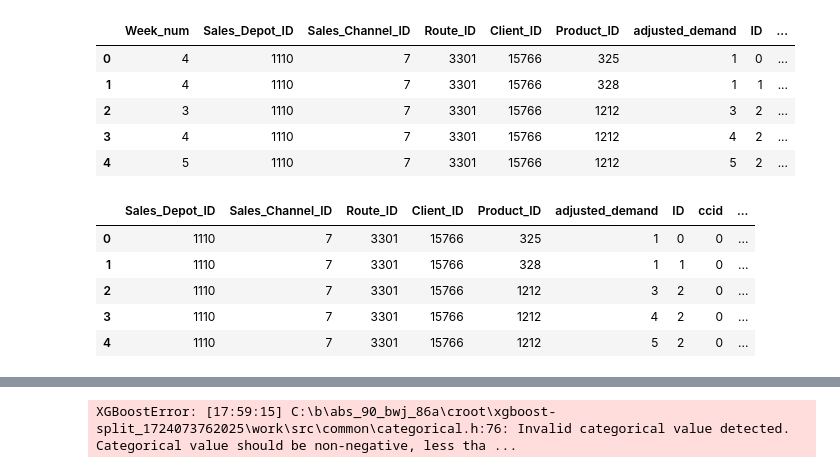
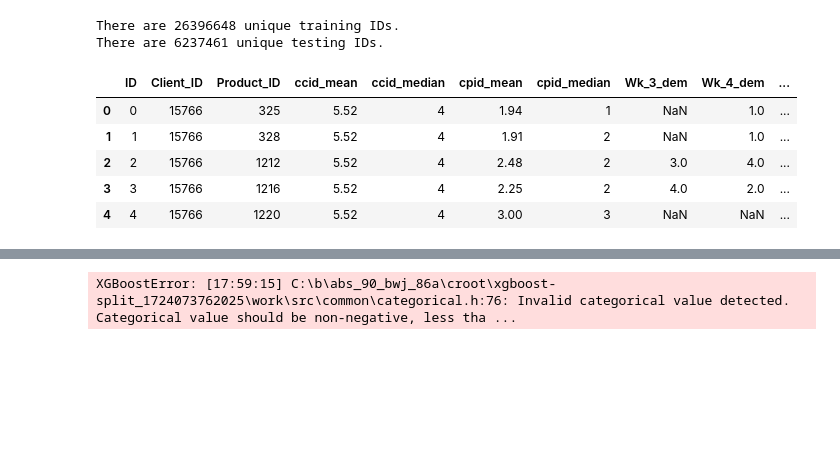
Before and after one commit to ElliotBlackstone/EWinter25_Product_Inventory, a Jupyter notebook: xgboost_EB.ipynb, the cells around one changed output, grey strips where cells are left out. Cells and saved outputs as stored; diff of their text form; code cells hidden in the pictures; blank space fills up the shorter version.

```diff
--- a/xgboost_EB.ipynb
+++ b/xgboost_EB.ipynb
@@ -96,20 +114,31 @@ del testagg
+# %%
+print("There are", len(train['ID'].unique()), "unique training IDs.")
+print("There are", len(test['ID'].unique()), "unique testing IDs.")
+# %% [output]
+There are 26396648 unique training IDs.
+There are 6237461 unique testing IDs.
+# %%
+# create training data based on ID in order to use lagged adjusted demand
+trainIDdf = pd.DataFrame()
+
+trainIDdf = train[['ID', 'Client_ID', 'Product_ID', 'ccid_mean', 'ccid_median', 'cpid_mean', 'cpid_median']].drop_duplicates(subset='ID', keep='first').reset_index(drop=True)
+
+# get adjusted demand for the week for each ID
+for j in [3,4,5,6,7,8,9]:
+    wkmap = pd.Series(train[train['Week_num'] == j].set_index('ID')['adjusted_demand'], index=train['ID'].unique()).to_dict()
+    trainIDdf[f'Wk_{j}_dem'] = trainIDdf['ID'].map(wkmap)
+
+trainIDdf['ID'] = trainIDdf['ID'].astype('category')
+trainIDdf['Client_ID'] = trainIDdf['Client_ID'].astype('category')
+trainIDdf['Product_ID'] = trainIDdf['Product_ID'].astype('category')
+
+trainIDdf.head()
+# %% [output]
+|  | ID | Client_ID | Product_ID | ccid_mean | ccid_median | cpid_mean | cpid_median | Wk_3_dem | Wk_4_dem | ... |
+| 0 | 0 | 15766 | 325 | 5.52 | 4 | 1.94 | 1 | NaN | 1.0 | ... |
+| 1 | 1 | 15766 | 328 | 5.52 | 4 | 1.91 | 2 | NaN | 1.0 | ... |
+| 2 | 2 | 15766 | 1212 | 5.52 | 4 | 2.48 | 2 | 3.0 | 4.0 | ... |
+| 3 | 3 | 15766 | 1216 | 5.52 | 4 | 2.25 | 2 | 4.0 | 2.0 | ... |
+| 4 | 4 | 15766 | 1220 | 5.52 | 4 | 3.00 | 3 | NaN | NaN | ... |
 # %%
-train.head()
+del train
-# %% [output]
-|  | Week_num | Sales_Depot_ID | Sales_Channel_ID | Route_ID | Client_ID | Product_ID | adjusted_demand | ID | ... |
-| 0 | 4 | 1110 | 7 | 3301 | 15766 | 325 | 1 | 0 | ... |
-| 1 | 4 | 1110 | 7 | 3301 | 15766 | 328 | 1 | 1 | ... |
-| 2 | 3 | 1110 | 7 | 3301 | 15766 | 1212 | 3 | 2 | ... |
-| 3 | 4 | 1110 | 7 | 3301 | 15766 | 1212 | 4 | 2 | ... |
-| 4 | 5 | 1110 | 7 | 3301 | 15766 | 1212 | 5 | 2 | ... |
-# %%
-train = pd.get_dummies(train, columns=['Week_num']).astype(int)
-
-train.head()
-# %% [output]
-|  | Sales_Depot_ID | Sales_Channel_ID | Route_ID | Client_ID | Product_ID | adjusted_demand | ID | ccid | ... |
-| 0 | 1110 | 7 | 3301 | 15766 | 325 | 1 | 0 | 0 | ... |
-| 1 | 1110 | 7 | 3301 | 15766 | 328 | 1 | 1 | 0 | ... |
-| 2 | 1110 | 7 | 3301 | 15766 | 1212 | 3 | 2 | 0 | ... |
-| 3 | 1110 | 7 | 3301 | 15766 | 1212 | 4 | 2 | 0 | ... |
-| 4 | 1110 | 7 | 3301 | 15766 | 1212 | 5 | 2 | 0 | ... |
```
Also changed, not shown: parts of 42 cells of this notebook.
